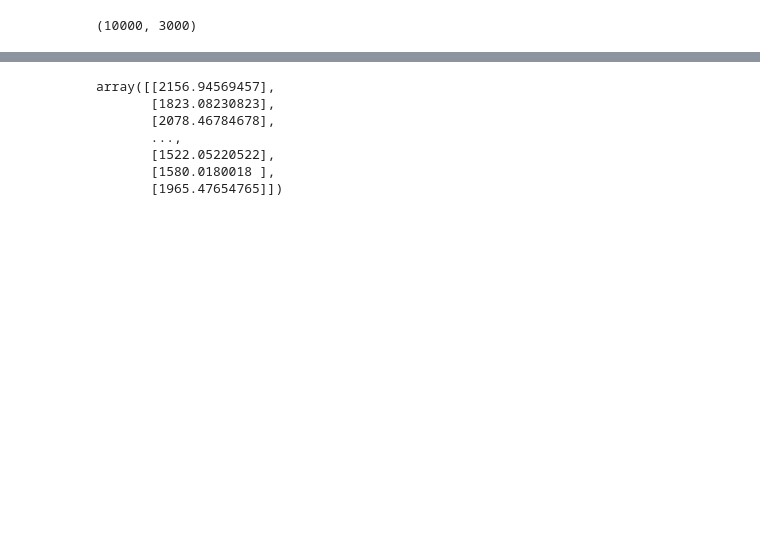
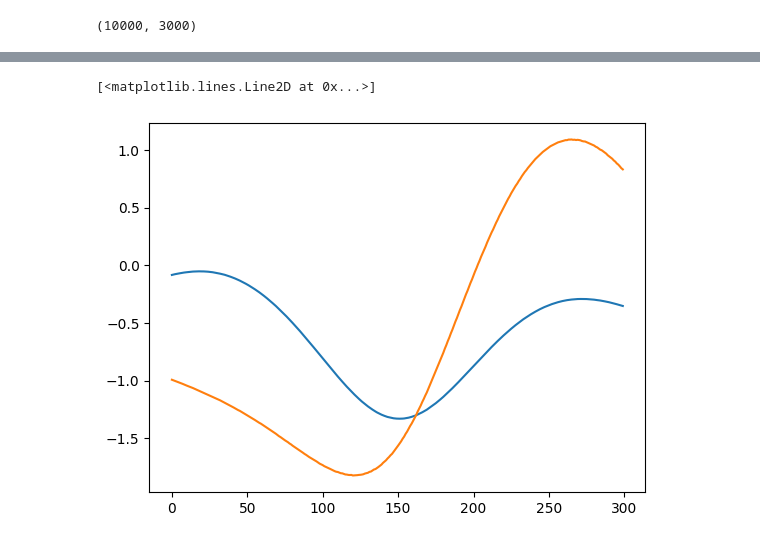
Before and after one commit to CaffineAddic/Flame_dianostics-temperature_profile_estimation_using_ML, a Jupyter notebook: Python Code/Nu/GPR_Nu_ICM.ipynb, the cells around one changed output, grey strips where cells are left out. Cells and saved outputs as stored; diff of their text form; code cells hidden in the pictures; blank space fills up the shorter version.

```diff
--- a/Python Code/Nu/GPR_Nu_ICM.ipynb
+++ b/Python Code/Nu/GPR_Nu_ICM.ipynb
@@ -9,5 +11,11 @@ os.chdir('/home/saumya/Documents/Spec_data/Temp_Nu/')
 # %%
-x_dat = np.load('abs_Nu.npy').astype(np.half)
+x_dat = np.load('abs_Nu_10000.npy').astype(np.half)
+
+# x_dat_ss = x_dat
+x_dat_t = StandardScaler().fit(x_dat)
+
+x_dat_ss = x_dat_t.transform(x_dat)
+
 # x_dat = np.reshape(x_dat, -1)[:, None]
 # %%
 x_dat.shape
@@ -32,4 +46,4 @@ def train_val_test_split(X, y, val_size):
                                                     #   train_size = relative_train_size, test_size = 1-relative_train_size)
     return X_train_val, X_test, y_train_val, y_test
 # %%
-X_train, X_test, Y_train, Y_test = train_val_test_split(x_dat, y_dat, .2)
+X_train, X_test, Y_train, Y_test = train_val_test_split(x_dat, y_dat_ss, .2)
@@ -41,4 +50,4 @@ plt.plot(x_dat[50])
 # %%
-# ICM model set up
-ks = GPy.kern.RBF(np.shape(X_train)[1])
-icm = GPy.util.multioutput.ICM(input_dim=np.shape(X_train)[1],num_outputs=1,kernel=ks)
+# LMC set up
+ks = [GPy.kern.RBF(np.shape(X_train)[1]),GPy.kern.RBF(np.shape(X_train)[1]),GPy.kern.RBF(np.shape(X_train)[1]), GPy.kern.RBF(np.shape(X_train)[1])]
+icm = GPy.util.multioutput.LCM(input_dim=np.shape(X_train)[1],num_outputs=1,kernels_list=ks)
@@ -144,10 +164,6 @@ array([[2156.4906172 ],
-# %%
-Y_test
-# %% [output]
-array([[2156.94569457],
-       [1823.08230823],
-       [2078.46784678],
-       ...,
-       [1522.05220522],
-       [1580.0180018 ],
-       [1965.47654765]])
+# %%
+plt.plot(ys[10])
+plt.plot(Y_test[10])
+# %% [output]
+[<matplotlib.lines.Line2D at 0x...>]
+[figure, added]
```
Also changed, not shown: parts of 19 cells of this notebook, 2 other files.
